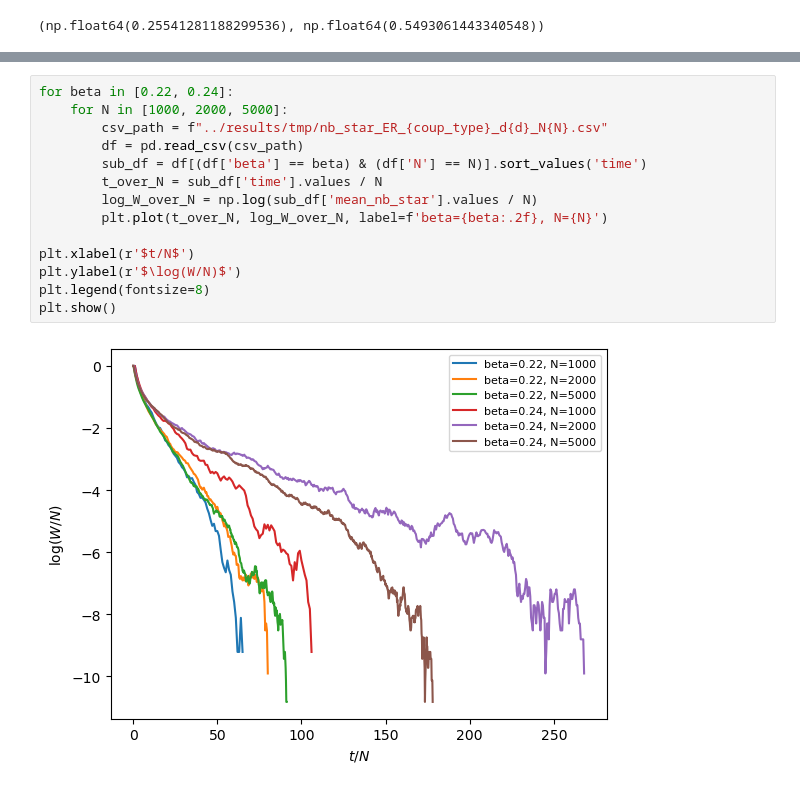
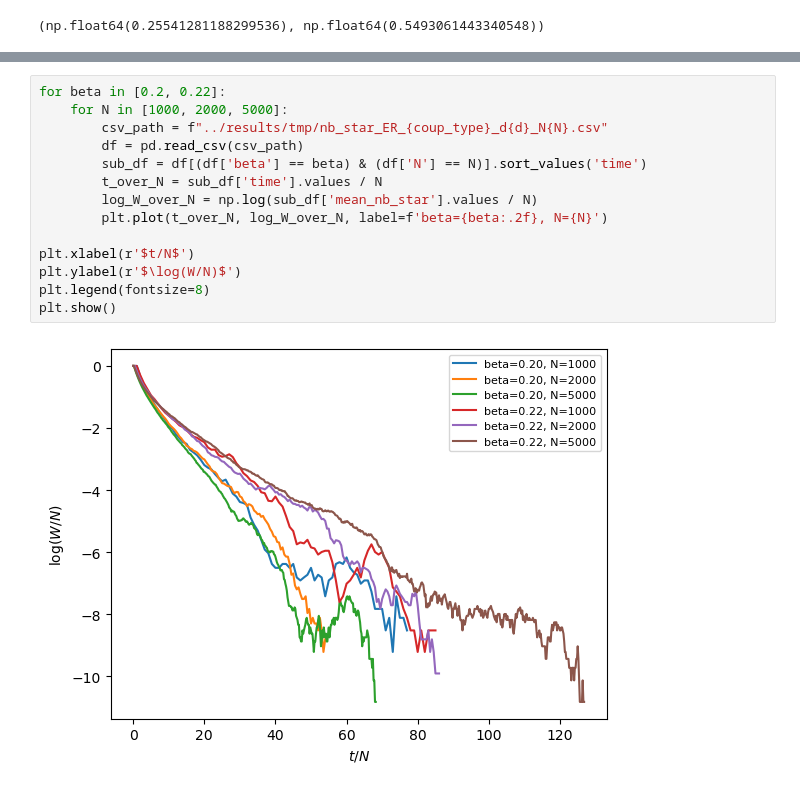
Before and after one commit to LouiseBudzynski/Bounding_Chain_Disordered_Ising_Models, a Jupyter notebook: notebooks/BC_forward_test.ipynb, the cells around one changed output, grey strips where cells are left out. Saved outputs shown, nothing was run; the diff lists cells and outputs as text.

```diff
--- a/notebooks/BC_forward_test.ipynb
+++ b/notebooks/BC_forward_test.ipynb
@@ -228,16 +228,16 @@ C = 0.055, R²=0.9549
 # %%
-for beta in [0.22, 0.24]:
+for beta in [0.2, 0.22]:
     for N in [1000, 2000, 5000]:
         csv_path = f"../results/tmp/nb_star_ER_{coup_type}_d{d}_N{N}.csv"
         df = pd.read_csv(csv_path)
         sub_df = df[(df['beta'] == beta) & (df['N'] == N)].sort_values('time')
         t_over_N = sub_df['time'].values / N
         log_W_over_N = np.log(sub_df['mean_nb_star'].values / N)
         plt.plot(t_over_N, log_W_over_N, label=f'beta={beta:.2f}, N={N}')
 
 plt.xlabel(r'$t/N$')
 plt.ylabel(r'$\log(W/N)$')
 plt.legend(fontsize=8)
 plt.show()
 # %% [output]
-[figure, old version]
+[figure, new version]
```
Also changed, not shown: parts of 4 cells of this notebook, 16 other files.
